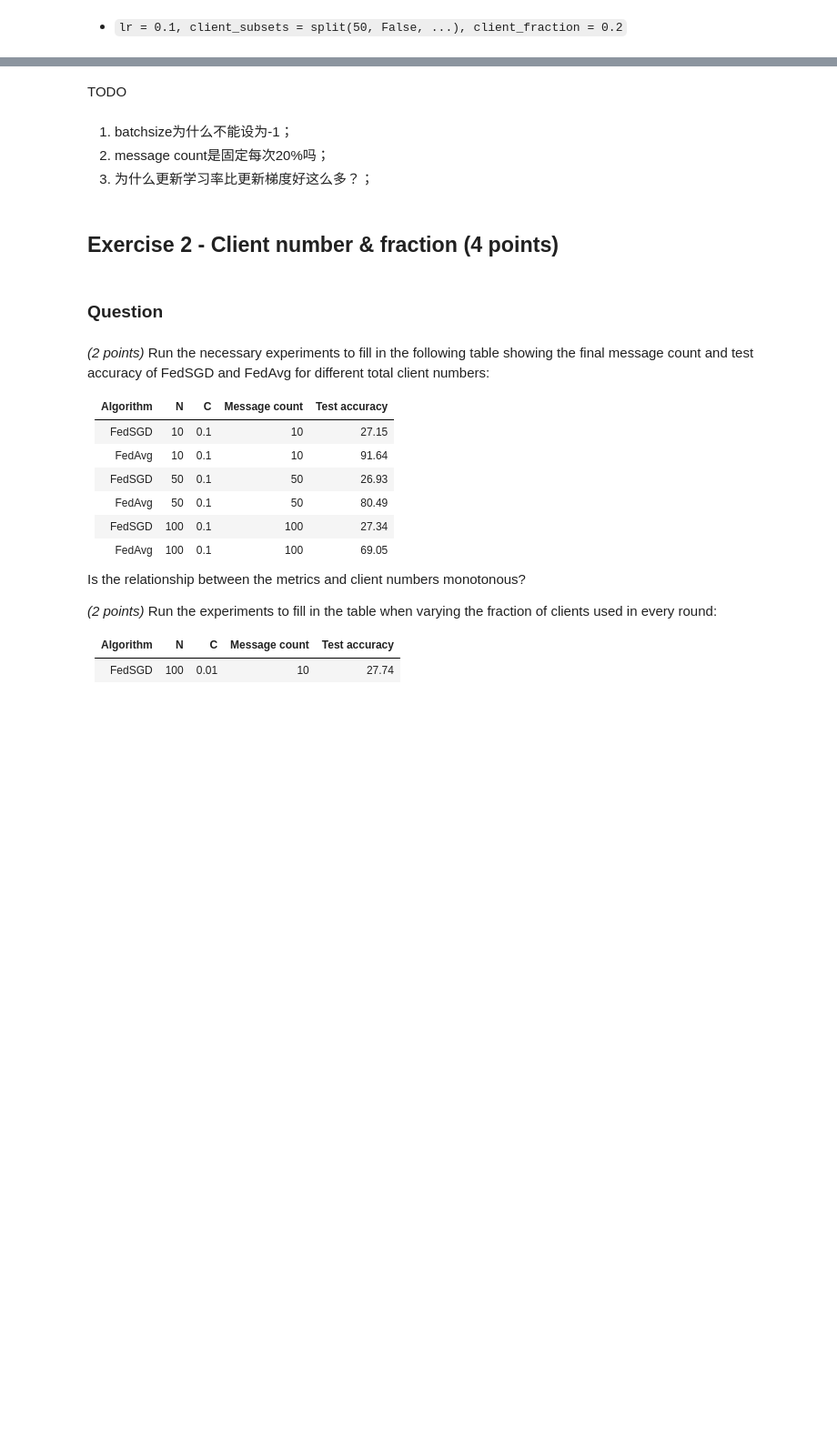
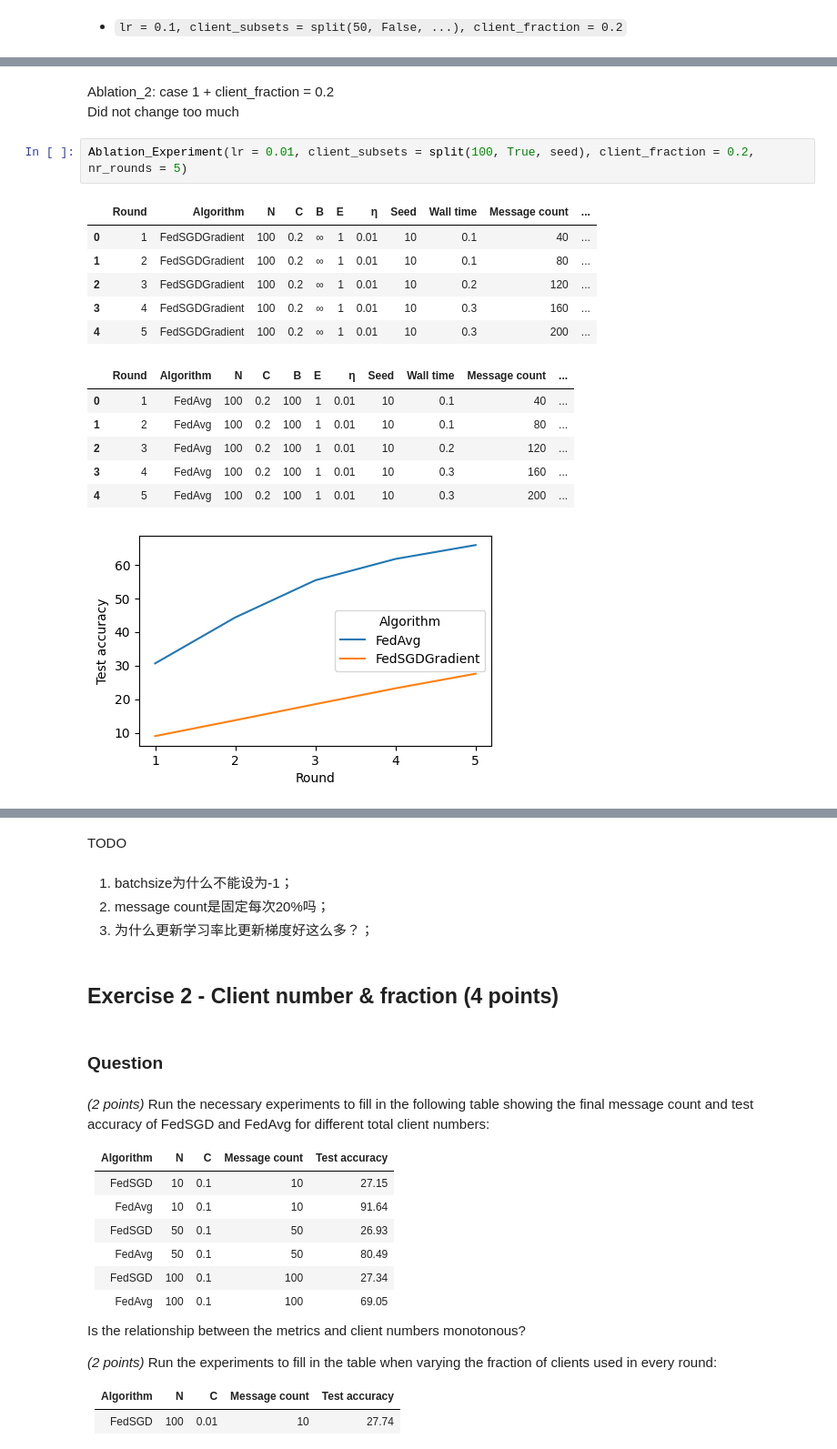
Before and after one commit to Sosekie/DDLS_Assignment, a Jupyter notebook: lab/hw-hfl.ipynb, the cells around one changed output, grey strips where cells are left out. Shown: that part at 91% size. Drawn from its saved outputs; the diff is of its cells as text; blank space fills up the shorter version.

```diff
--- a/lab/hw-hfl.ipynb
+++ b/lab/hw-hfl.ipynb
@@ -110,0 +138,19 @@ Question(lr, client_subsets_iid, client_fraction, nr_rounds)
+# %% [markdown]
+Ablation_2: case 1 + client_fraction = 0.2\
+Did not change too much
+# %%
+Ablation_Experiment(lr = 0.01, client_subsets = split(100, True, seed), client_fraction = 0.2, nr_rounds = 5)
+# %% [output]
+|  | Round | Algorithm | N | C | B | E | η | Seed | Wall time | Message count | ... |
+| 0 | 1 | FedSGDGradient | 100 | 0.2 | ∞ | 1 | 0.01 | 10 | 0.1 | 40 | ... |
+| 1 | 2 | FedSGDGradient | 100 | 0.2 | ∞ | 1 | 0.01 | 10 | 0.1 | 80 | ... |
+| 2 | 3 | FedSGDGradient | 100 | 0.2 | ∞ | 1 | 0.01 | 10 | 0.2 | 120 | ... |
+| 3 | 4 | FedSGDGradient | 100 | 0.2 | ∞ | 1 | 0.01 | 10 | 0.3 | 160 | ... |
+| 4 | 5 | FedSGDGradient | 100 | 0.2 | ∞ | 1 | 0.01 | 10 | 0.3 | 200 | ... |
+|  | Round | Algorithm | N | C | B | E | η | Seed | Wall time | Message count | ... |
+| 0 | 1 | FedAvg | 100 | 0.2 | 100 | 1 | 0.01 | 10 | 0.1 | 40 | ... |
+| 1 | 2 | FedAvg | 100 | 0.2 | 100 | 1 | 0.01 | 10 | 0.1 | 80 | ... |
+| 2 | 3 | FedAvg | 100 | 0.2 | 100 | 1 | 0.01 | 10 | 0.2 | 120 | ... |
+| 3 | 4 | FedAvg | 100 | 0.2 | 100 | 1 | 0.01 | 10 | 0.3 | 160 | ... |
+| 4 | 5 | FedAvg | 100 | 0.2 | 100 | 1 | 0.01 | 10 | 0.3 | 200 | ... |
+[figure, added]
```
Also changed, not shown: parts of 16 cells of this notebook, 2 other files.
